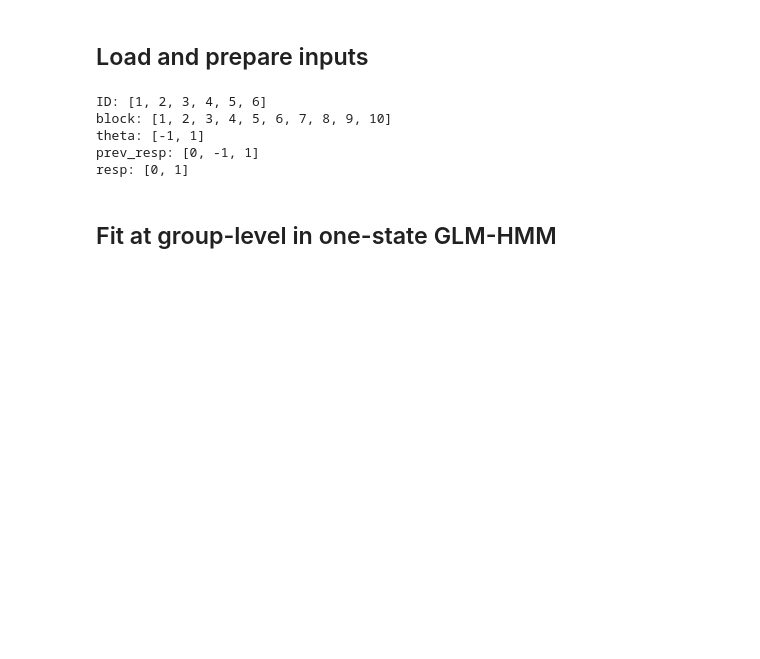
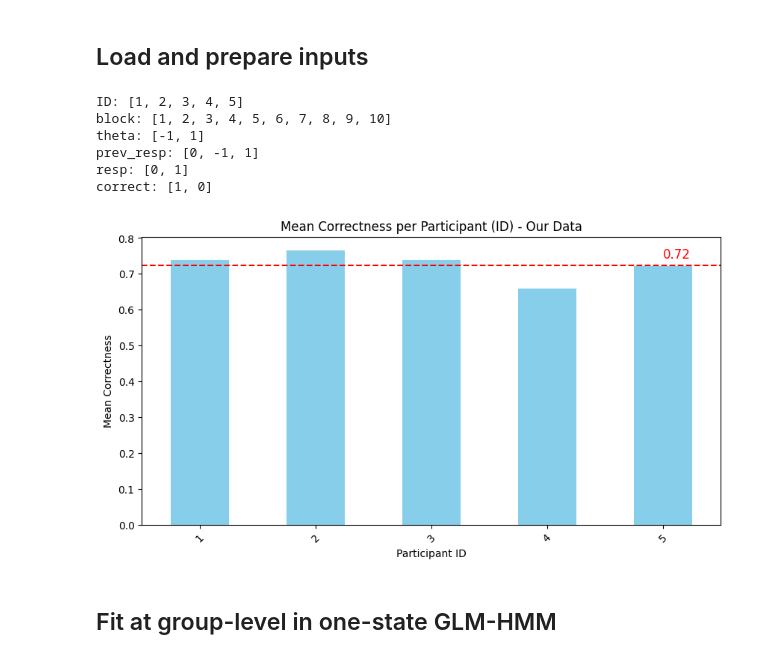
Before and after one commit to cocoltre/Visual-Perception, a Jupyter notebook: GLM_HMM_predictive_templates.ipynb, the cells around one changed output. Cells and saved outputs as stored; diff of their text form; code cells hidden in the pictures; blank space fills up the shorter version.

Commit message:
plots means correctness

```diff
--- a/GLM_HMM_predictive_templates.ipynb
+++ b/GLM_HMM_predictive_templates.ipynb
@@ -21,9 +21,9 @@ save_data = True
 # %%
 ### read and data
 dfs = []
-columns_to_keep = ['theta', 'resp', 'block']
+columns_to_keep = ['theta', 'resp', 'block', 'correct']
 
-for i in range (6):
+for i in range (5):
     df = {}
     df[i+1] = pd.read_csv(f'{root_dir}/Data/00{i+1}/00{i+1}.csv')[columns_to_keep]
     df[i+1]['ID'] = i+1
@@ -31,7 +31,7 @@ for i in range (6):
     dfs.append(df[i+1])
 
 final_df = pd.concat(dfs, ignore_index=True)
-final_df = final_df[['ID', 'block', 'theta', 'prev_resp', 'resp']]
+final_df = final_df[['ID', 'block', 'theta', 'prev_resp', 'resp', 'correct']]
 final_df['resp'] = final_df['resp'].replace(-1, 0)
 final_df['theta'] = final_df['theta'].replace(-45, -1)
 final_df['theta'] = final_df['theta'].replace(45, 1)
@@ -47,11 +47,33 @@ for col in final_df.columns:
 for col, types in summary.items():
     print(f"{col}: {types}")
 # %% [output]
-ID: [1, 2, 3, 4, 5, 6]
+ID: [1, 2, 3, 4, 5]
 block: [1, 2, 3, 4, 5, 6, 7, 8, 9, 10]
 theta: [-1, 1]
 prev_resp: [0, -1, 1]
 resp: [0, 1]
+correct: [1, 0]
+# %%
+# Group by ID and calculate the mean correctness
+mean_correctness = final_df.groupby("ID")["correct"].mean()
+
+# Calculate the mean of the means
+mean_of_means = mean_correctness.mean()
+
+# Plot the means of correctness for each participant
+plt.figure(figsize=(10, 5))
+mean_correctness.plot(kind="bar", color="skyblue")
+plt.axhline(mean_of_means, color="red", linestyle="--", label=f"Mean of Means: {mean_of_means:.2f}")
+plt.text(len(mean_correctness) - 1, mean_of_means + 0.02, f"{mean_of_means:.2f}", color="red", fontsize=12)
+
+plt.title("Mean Correctness per Participant (ID) - Our Data")
+plt.xlabel("Participant ID")
+plt.ylabel("Mean Correctness")
+plt.xticks(rotation=45)
+plt.savefig(root_dir + '/plots/mean_correctness_per_participant.png', bbox_inches="tight")
+plt.show()
+# %% [output]
+[figure, added]
 # %%
 ### Set the parameters of the GLM-HMM
 obs_dim = 1           # number of observed dimensions
```
Also changed, not shown: 2 other files.
